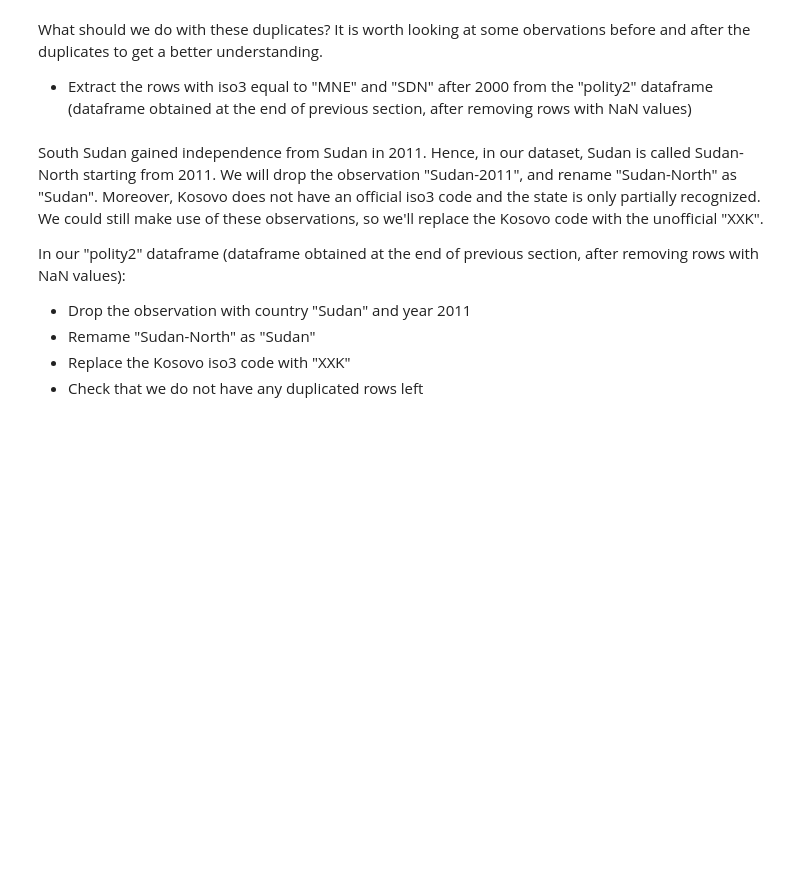
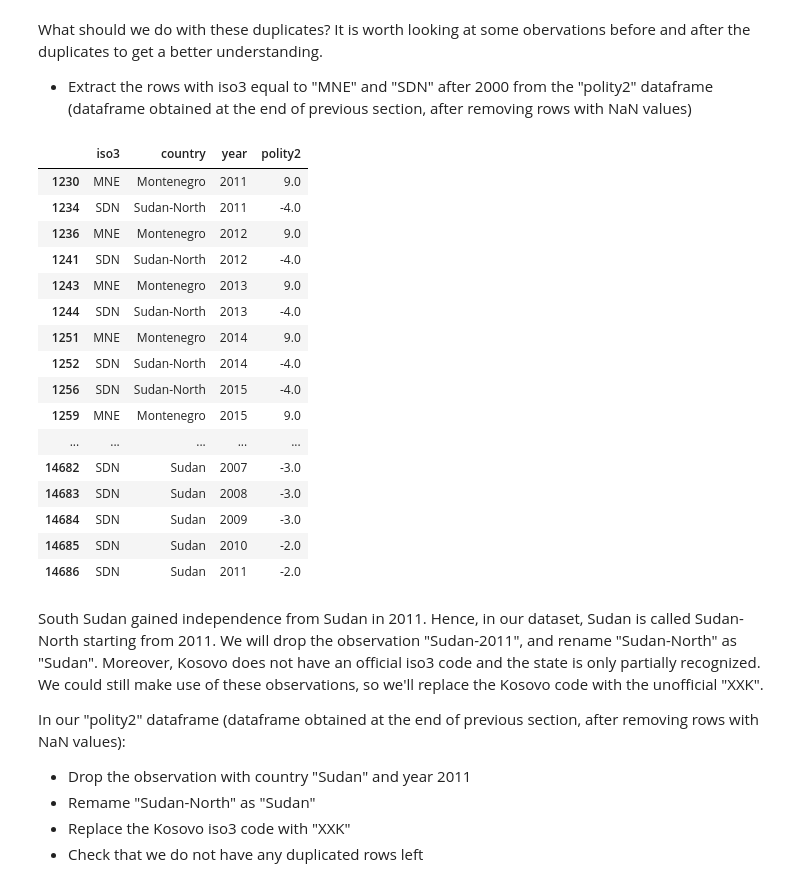
Before and after one commit to AndrewEberhardt/class_datascience, a Jupyter notebook: 2026/02_Data-Cleaning/other_learning_files/02_Data-Cleaning-Practice.ipynb, the cells around one changed output. Cells and saved outputs as stored; diff of their text form; code cells hidden in the pictures; blank space fills up the shorter version.

```diff
--- a/2026/02_Data-Cleaning/other_learning_files/02_Data-Cleaning-Practice.ipynb
+++ b/2026/02_Data-Cleaning/other_learning_files/02_Data-Cleaning-Practice.ipynb
@@ -294,7 +335,25 @@ What should we do with these duplicates? It is worth looking at some obervations
 
 - Extract the rows with iso3 equal to "MNE" and "SDN" after 2000 from the "polity2" dataframe (dataframe obtained at the end of previous section, after removing rows with NaN values)
 # %%
-# Your code here...
+subset.loc[(subset["iso3"].isin(["MNE", "SDN"])) & (subset["year"] > 2000), :]
+# %% [output]
+|  | iso3 | country | year | polity2 |
+| 1230 | MNE | Montenegro | 2011 | 9.0 |
+| 1234 | SDN | Sudan-North | 2011 | -4.0 |
+| 1236 | MNE | Montenegro | 2012 | 9.0 |
+| 1241 | SDN | Sudan-North | 2012 | -4.0 |
+| 1243 | MNE | Montenegro | 2013 | 9.0 |
+| 1244 | SDN | Sudan-North | 2013 | -4.0 |
+| 1251 | MNE | Montenegro | 2014 | 9.0 |
+| 1252 | SDN | Sudan-North | 2014 | -4.0 |
+| 1256 | SDN | Sudan-North | 2015 | -4.0 |
+| 1259 | MNE | Montenegro | 2015 | 9.0 |
+| ... | ... | ... | ... | ... |
+| 14682 | SDN | Sudan | 2007 | -3.0 |
+| 14683 | SDN | Sudan | 2008 | -3.0 |
+| 14684 | SDN | Sudan | 2009 | -3.0 |
+| 14685 | SDN | Sudan | 2010 | -2.0 |
+| 14686 | SDN | Sudan | 2011 | -2.0 |
 # %% [markdown]
 South Sudan gained independence from Sudan in 2011. Hence, in our dataset, Sudan is called Sudan-North starting from 2011. We will drop the observation "Sudan-2011", and rename "Sudan-North" as "Sudan". Moreover, Kosovo does not have an official iso3 code and the state is only partially recognized. We could still make use of these observations, so we'll replace the Kosovo code with the unofficial "XXK".
 
```
Also changed, not shown: parts of 14 cells of this notebook.
